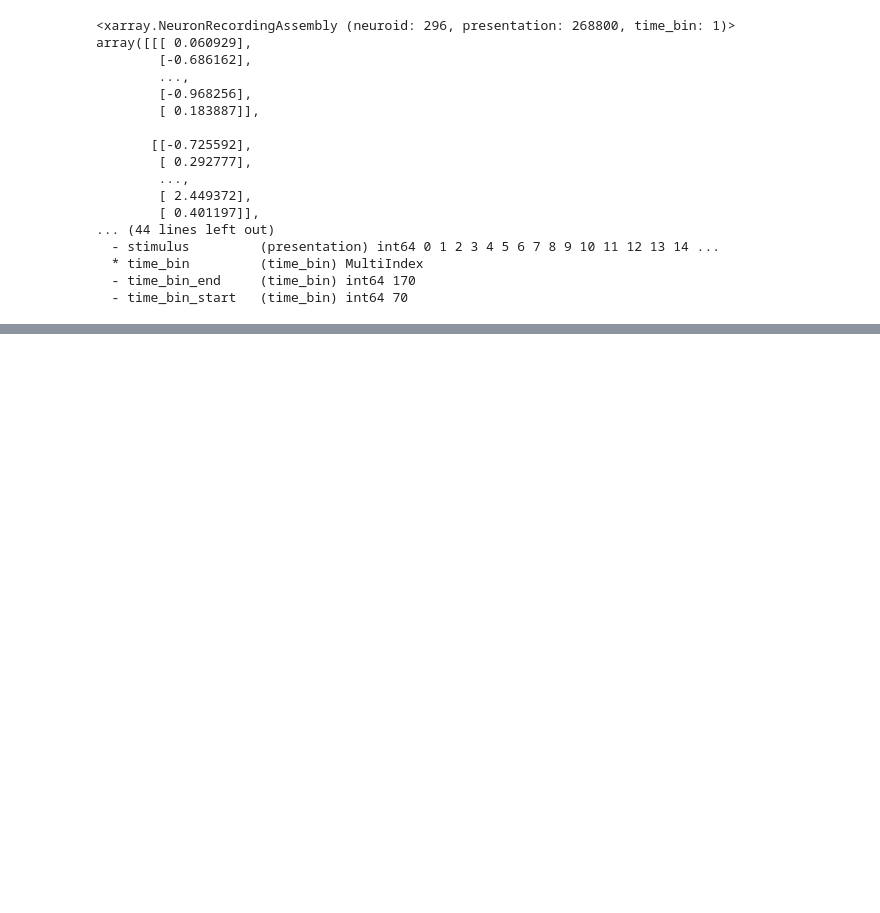
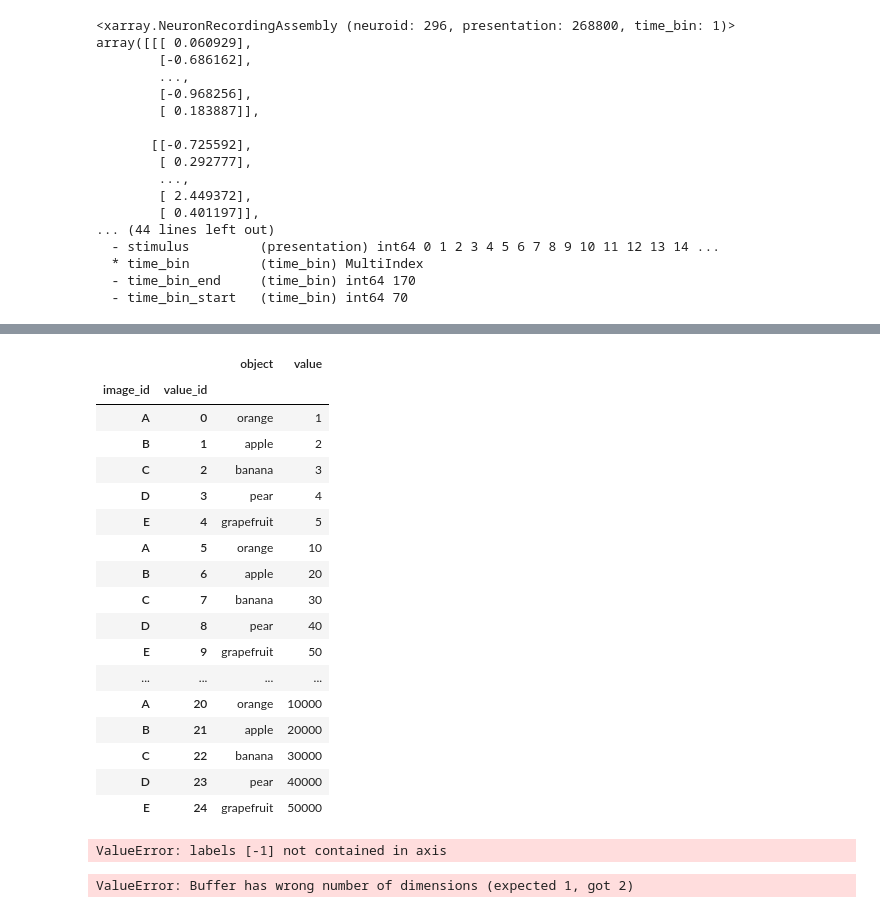
Before and after one commit to brain-score/brainio_contrib, a Jupyter notebook: notebooks/2018-03-23_merge_meta.ipynb, the cells around one changed output, grey strips where cells are left out. Saved outputs shown, nothing was run; the diff lists cells and outputs as text; code cells hidden in the pictures; blank space fills up the shorter version.

```diff
--- a/notebooks/2018-03-23_merge_meta.ipynb
+++ b/notebooks/2018-03-23_merge_meta.ipynb
@@ -316,0 +478,3 @@ array([[[ 0.060929],
+# %%
+da_dummy_value["object"] = ("value", da_dummy_value.indexes["value"].to_frame().merge(df_dummy_meta, on="image_id", how="left")["object"])
+da_dummy_value
@@ -316,0 +491,32 @@ array([[[ 0.060929],
+# %%
+da_dummy_value.to_dataframe()
+# %% [output]
+|  |  | object | value |
+| image_id | value_id |  |  |
+| A | 0 | orange | 1 |
+| B | 1 | apple | 2 |
+| C | 2 | banana | 3 |
+| D | 3 | pear | 4 |
+| E | 4 | grapefruit | 5 |
+| A | 5 | orange | 10 |
+| B | 6 | apple | 20 |
+| C | 7 | banana | 30 |
+| D | 8 | pear | 40 |
+| E | 9 | grapefruit | 50 |
+| ... | ... | ... | ... |
+| A | 20 | orange | 10000 |
+| B | 21 | apple | 20000 |
+| C | 22 | banana | 30000 |
+| D | 23 | pear | 40000 |
+| E | 24 | grapefruit | 50000 |
+# %%
+da_dummy_value["image_id"].to_dataframe().drop(axis=1, index=-1)
+# %% [output]
+ValueError: labels [-1] not contained in axis
+# %%
+# da_dummy_value["object"] =
+# xr.merge([da_dummy_value, df_dummy_meta.to_xarray()], join="left")
+da_dummy_value["image_id"].to_dataframe().merge(df_dummy_meta, on="image_id", how="left")#["object"]
+# da_dummy_value["object"] = ("value", )
+# %% [output]
+ValueError: Buffer has wrong number of dimensions (expected 1, got 2)
```
Also changed, not shown: parts of 11 cells of this notebook.
